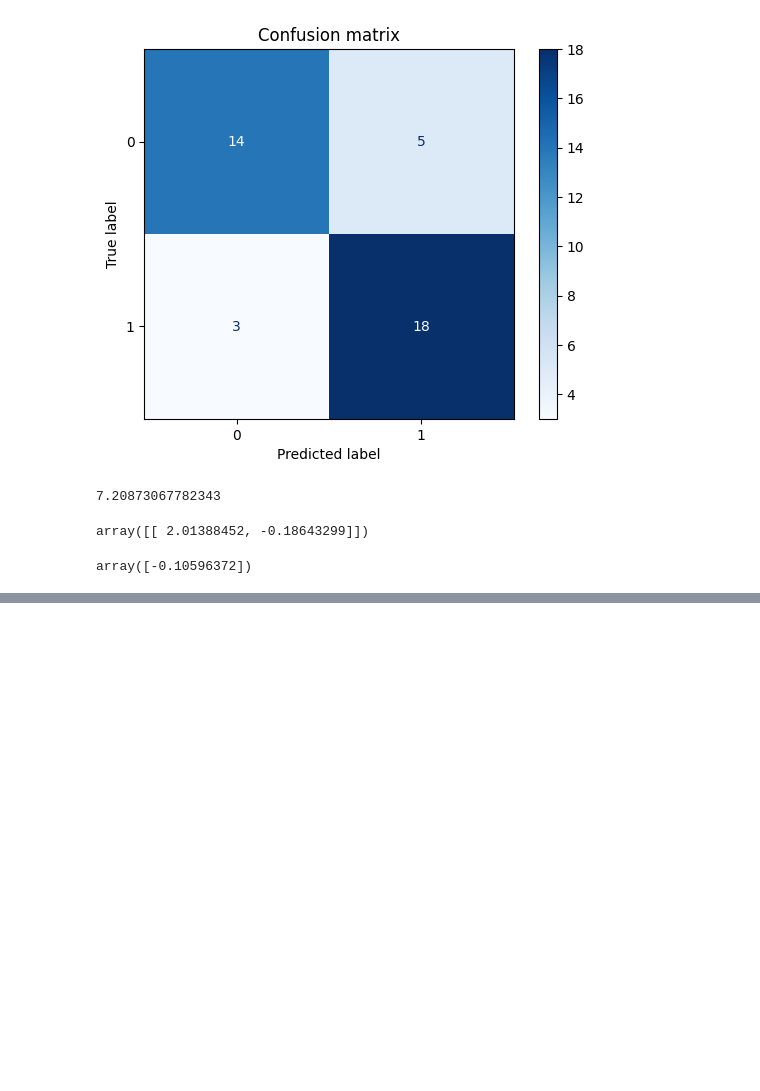
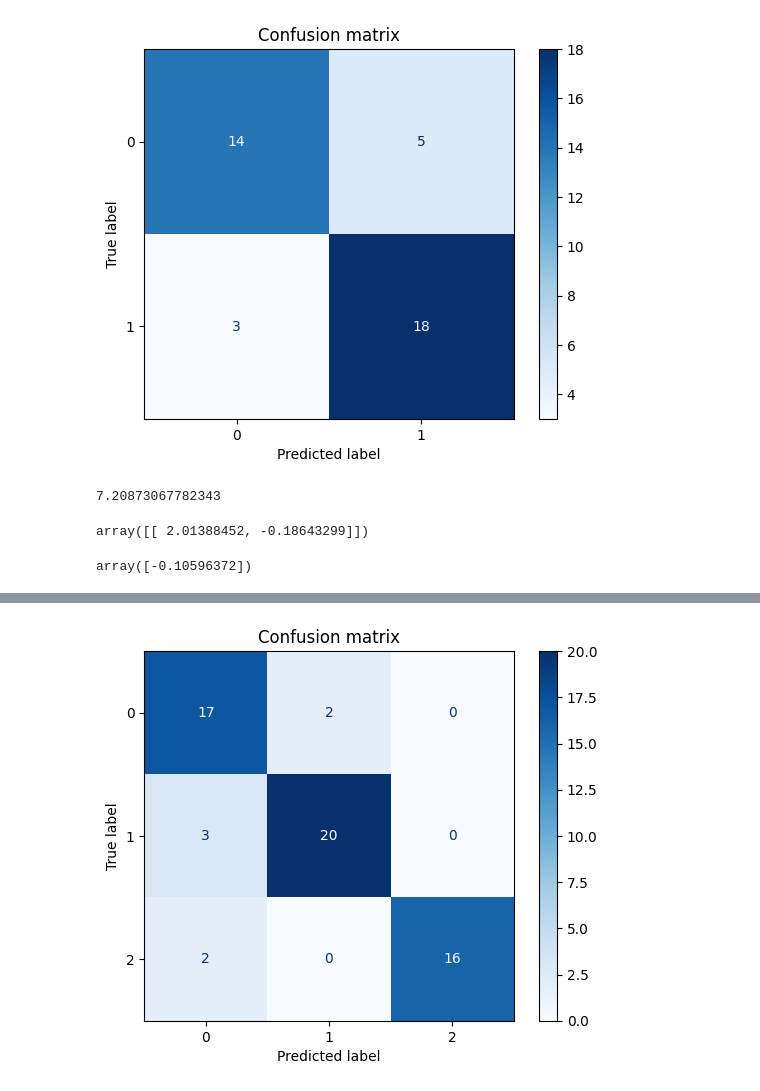
Before and after one commit to RajaaLebnaiti/100-Days-of-Data-Science, a Jupyter notebook: Day31- 35 Logistic Regression/main.ipynb, the cells around one changed output, grey strips where cells are left out. Cells and saved outputs as stored; diff of their text form; code cells hidden in the pictures; blank space fills up the shorter version.

```diff
--- a/Day31- 35 Logistic Regression/main.ipynb
+++ b/Day31- 35 Logistic Regression/main.ipynb
@@ -87,0 +100,11 @@ array([-0.10596372])
+# %%
+X, y = make_classification(n_samples=300,
+                            n_features=2,
+                            n_redundant=0,
+                            n_informative=2,
+                            n_clusters_per_class=1,
+                            n_classes=3,
+                            random_state= 42)
+# %%
+X_train, X_test, y_train, y_test = train_test_split(X, y, test_size= 0.2, random_state= 42)
+print(len(X_train), len(y_train))
@@ -87,0 +117,3 @@ array([-0.10596372])
+# %%
+model_lr = LogisticRegression(multi_class= 'multinomial')
+model_lr.fit(X_train, y_train)
@@ -87,0 +122,2 @@ array([-0.10596372])
+# %%
+y_pred = model_lr.predict(X_test)
@@ -87,0 +146,8 @@ array([-0.10596372])
+# %%
+conf = confusion_matrix(y_test, y_pred)
+disp = ConfusionMatrixDisplay(conf)
+disp.plot(cmap= 'Blues')
+plt.title('Confusion matrix')
+plt.show()
+# %% [output]
+[figure, added]
```
Also changed, not shown: parts of 8 cells of this notebook, 2 other files.
